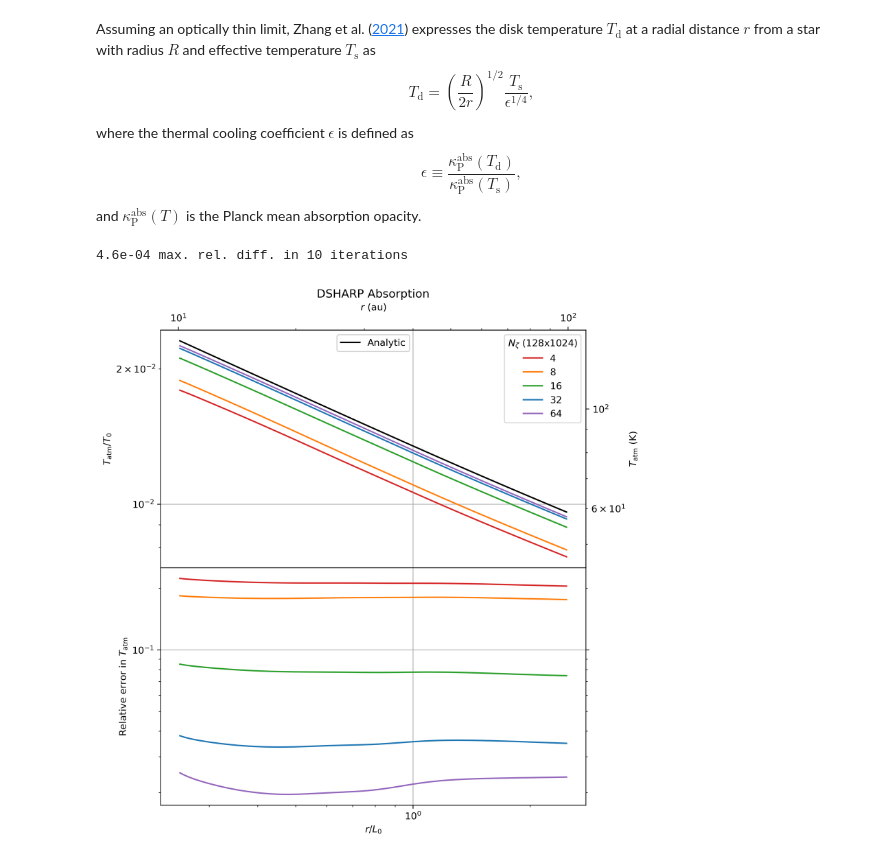
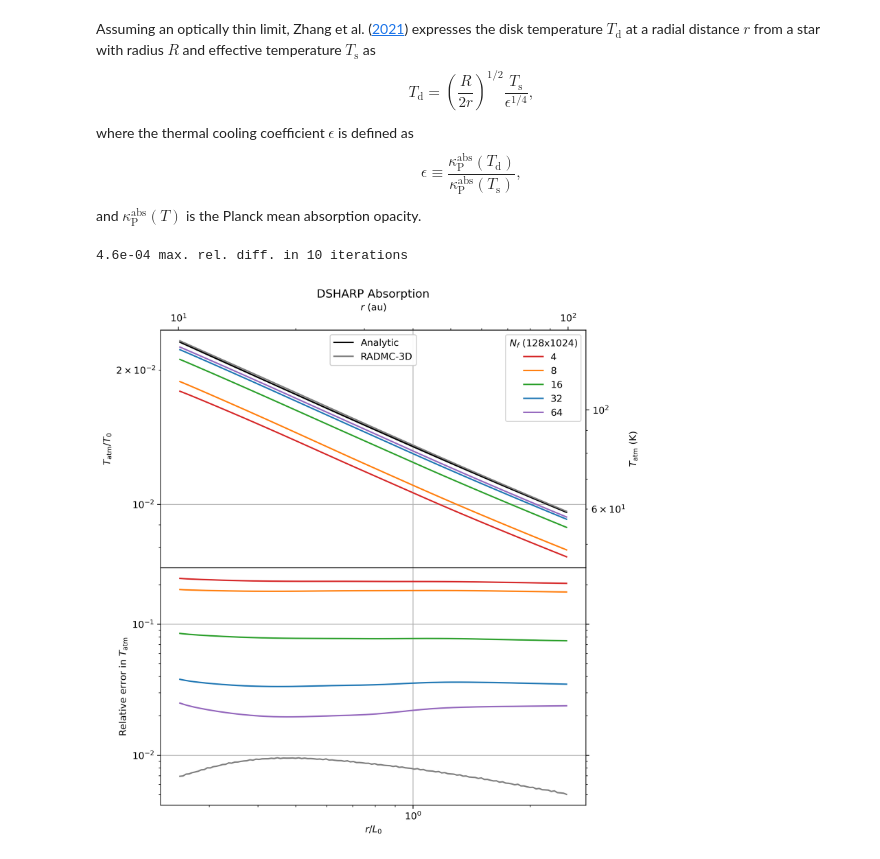
Before and after one commit to sabaronett/rad-hydro, a Jupyter notebook: athena/dev/yanfeij/dsharp_abs-v3/DSHARPAbs.ipynb, the cells around one changed output. Drawn from its saved outputs; the diff is of its cells as text; code cells hidden in the pictures.

Commit message:
Compare analytic approximation with RADMC-3D

```diff
--- a/athena/dev/yanfeij/dsharp_abs-v3/DSHARPAbs.ipynb
+++ b/athena/dev/yanfeij/dsharp_abs-v3/DSHARPAbs.ipynb
@@ -1507,10 +1508,25 @@ for i, run in enumerate(runs):
       #                  label=rf'${90-theta_deg}$')[0])
   c_solns.append(axs[0].plot([], [], color=tab_colors[i], label=run)[0])
 
+# RADMC-3D
+base = '/home/stanley/github/sabaronett/rad-hydro/radmc3d'
+runs = ['dsharp_abs']
+for i, run in enumerate(runs):
+  path = f'{base}/{run}'
+  grid = np.load(f'{path}/amr_grid.npz', allow_pickle=True)['grid'][()]
+  dusttemp = np.load(f'{path}/dust_temperature.npz')['dusttemp']/T_unit
+  dtheta = (grid.y[-1] - grid.y[0])/len(grid.y)
+  for th, theta_deg in enumerate(theta_degs):
+      j = int(theta_deg/rad2deg/dtheta)
+      ref_soln.append(axs[0].plot(grid.x/length_unit, dusttemp[:,j,0,0],
+                      color='tab:gray', label='RADMC-3D')[0])
+      rel_err = np.abs((T_d1 - dusttemp[:,j,0,0])/T_d1)
+      axs[1].plot(grid.x/length_unit, rel_err, color='tab:gray')
+
 # Plot ghost points for colorless line style and add legends
 # ls_legend = axs[0].legend(title=r'Latitude ($^\circ)$', handles=ls_thetas,
                           # loc='upper right')
-color_legend = axs[0].legend(title=r'$N_\zeta$ (128x1024)', handles=c_solns)
+color_legend = axs[0].legend(title=r'$N_f$ (128x1024)', handles=c_solns)
 soln_legend = axs[0].legend(handles=ref_soln, loc='upper center')
 # axs[0].add_artist(ls_legend)
 axs[0].add_artist(color_legend)
@@ -1520,31 +1536,31 @@ axs[0].add_artist(soln_legend)
 def r2au(r):
   return r*L_au
 def T2cgs(T):
   return T*T_unit
 def Er2cgs(Er):
   return Er*arad*T_unit**4 # arad = 4 * sigma/c
 ax_r = axs[0].secondary_xaxis('top', functions=(r2au, r2au))
 ax_T = axs[0].secondary_yaxis('right', functions=(T2cgs, T2cgs))
 # ax_Er = axs[1].secondary_yaxis('right', functions=(Er2cgs, Er2cgs))
 ax_r.minorticks_on()
 ax_T.minorticks_on()
 # ax_Er.minorticks_on()
 ax_r.set(xlabel=r'$r$ (au)')
 ax_T.set(ylabel=r'$T_\mathrm{atm}$ (K)')
 # ax_Er.set(ylabel=r'Relative error in $T_\mathrm{atm}$')
 
 # Format (sub)plots
 for ax in axs:
   ax.grid()
   ax.minorticks_on()
   ax.set(xscale='log', yscale='log')
   ax.tick_params(axis='both', which='both')
 
 axs[0].set(ylabel=r'$T_\mathrm{atm}/T_0$', title='DSHARP Absorption')
 axs[1].set(xlabel=r'$r/L_0$', ylabel=r'Relative error in $T_\mathrm{atm}$')
 axs[1].tick_params(which='both', right=True)
 plt.subplots_adjust(hspace=0.0)
 # plt.savefig('filename.pdf', bbox_inches='tight', pad_inches=0.01)
 # %% [output]
 4.6e-04 max. rel. diff. in 10 iterations
-[figure, old version]
+[figure, new version]
```
Also changed, not shown: parts of 2 cells of this notebook.
